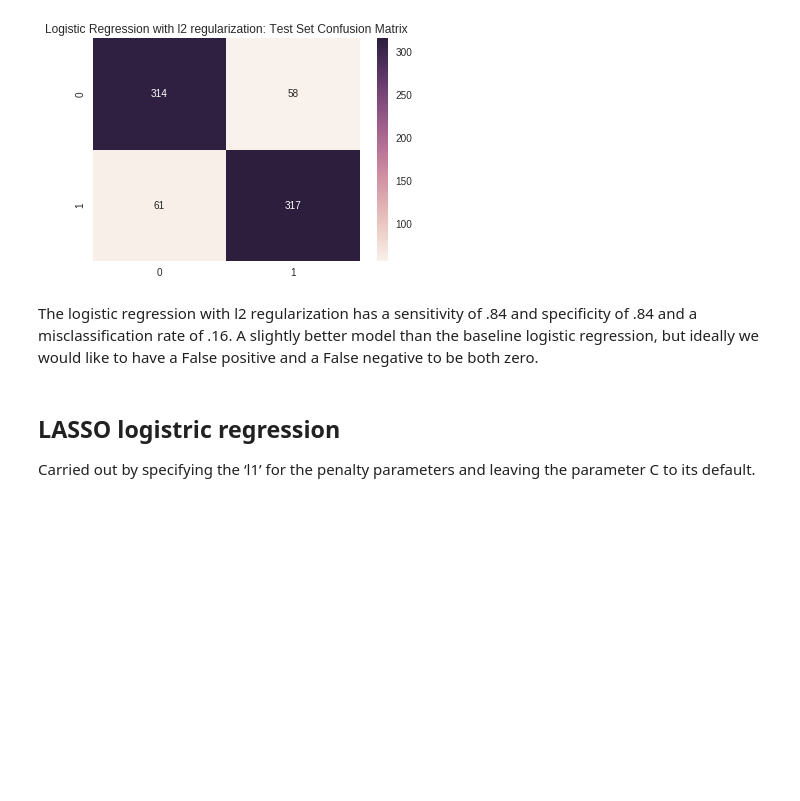
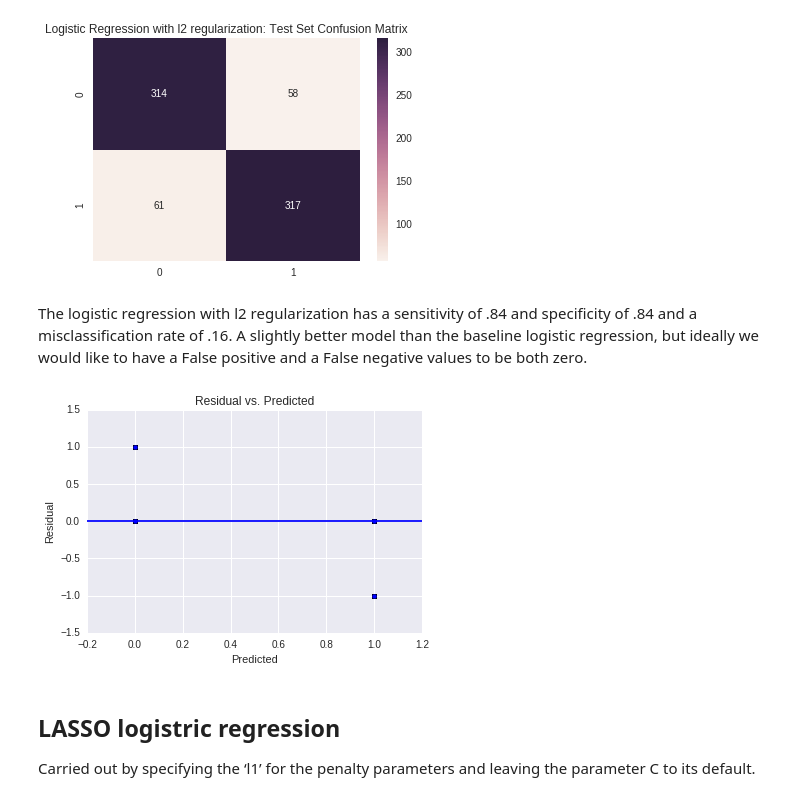
Before and after one commit to 315iah515/Thinkful-Notebooks, a Jupyter notebook: Bootcamp/AdvancedRegression/Lesson4/RegressionModelAmalgamation.ipynb, the cells around one changed output. Cells and saved outputs as stored; diff of their text form; code cells hidden in the pictures; blank space fills up the shorter version.

```diff
--- a/Bootcamp/AdvancedRegression/Lesson4/RegressionModelAmalgamation.ipynb
+++ b/Bootcamp/AdvancedRegression/Lesson4/RegressionModelAmalgamation.ipynb
@@ -179,7 +179,19 @@ Ridge Accuracy on test set: 0.841
 Ridge RMSE of test set: 0.398
 [figure]
 # %% [markdown]
-The logistic regression with l2 regularization has a sensitivity of .84 and specificity of .84 and a misclassification rate of .16.  A slightly better model than the baseline logistic regression, but ideally we would like to have a False positive and a False negative to be both zero.
+The logistic regression with l2 regularization has a sensitivity of .84 and specificity of .84 and a misclassification rate of .16.  A slightly better model than the baseline logistic regression, but ideally we would like to have a False positive and a False negative values to be both zero.
+# %%
+# Calculate the residuals for Homoscedasticity display.
+residuals = y_test - predictions
+
+plt.scatter(predictions, residuals)
+plt.xlabel('Predicted')
+plt.ylabel('Residual')
+plt.axhline(y=0)
+plt.title('Residual vs. Predicted')
+plt.show()
+# %% [output]
+[figure, added]
 # %% [markdown]
 ## LASSO logistric regression
 Carried out by specifying the ‘l1’ for the penalty parameters and leaving the parameter C to its default.
```
Also changed, not shown: parts of 5 cells of this notebook.
